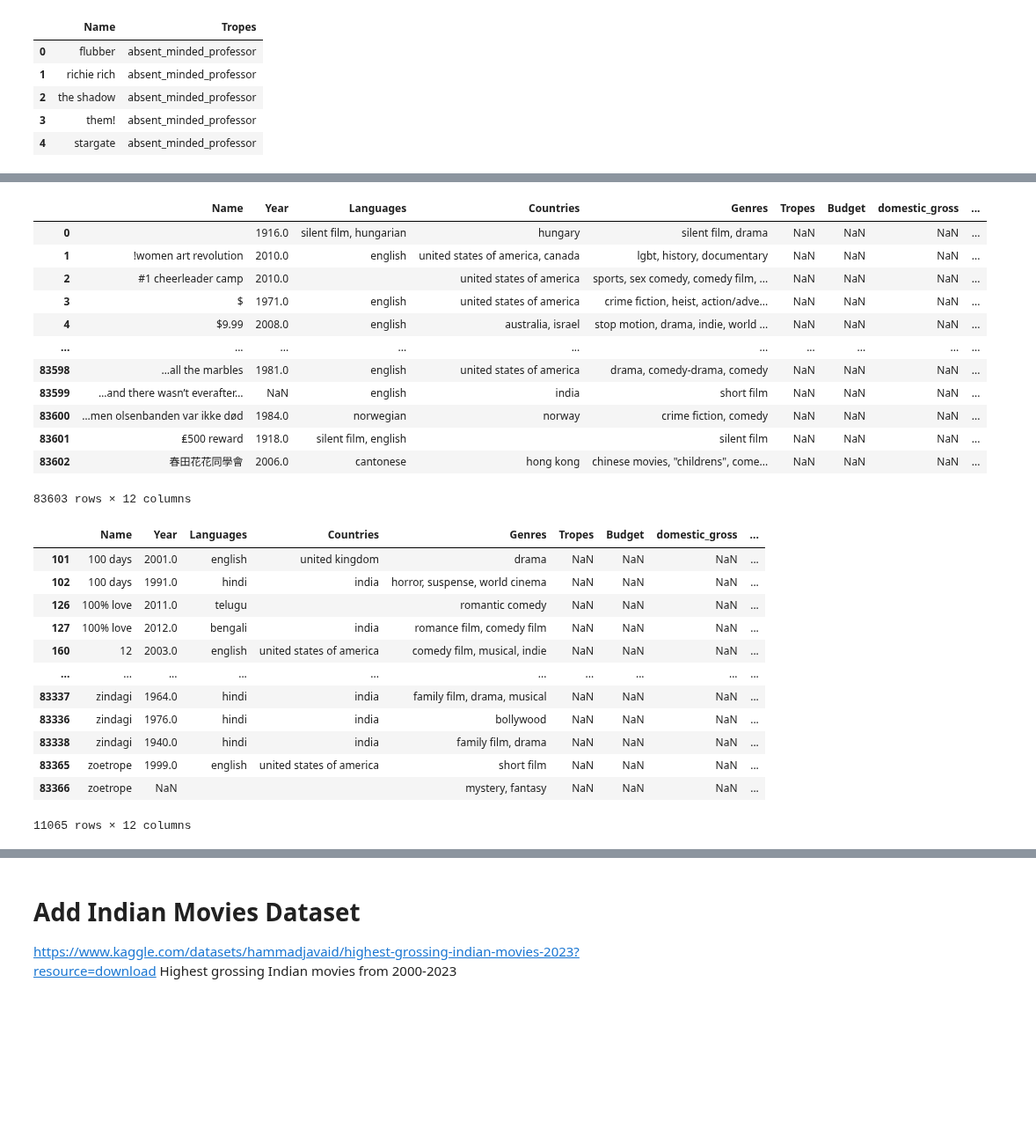
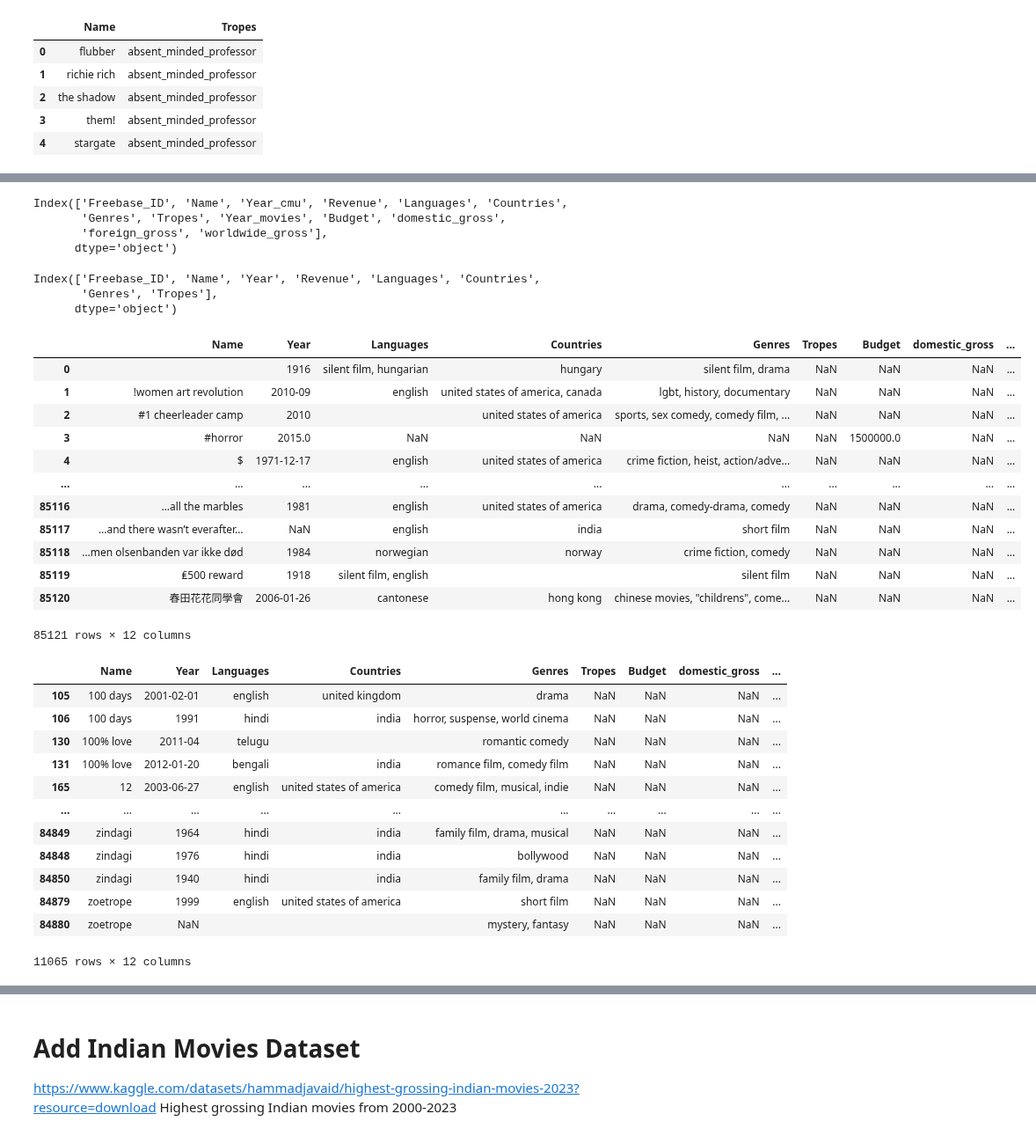
Before and after one commit to epfl-ada/ada-2024-project-thelordsofdata, a Jupyter notebook: src/data/preprocessing.ipynb, the cells around one changed output, grey strips where cells are left out. Shown at 88% size. Drawn from its saved outputs; the diff is of its cells as text; code cells hidden in the pictures; blank space fills up the shorter version.

Commit message:
make america great again

```diff
--- a/src/data/preprocessing.ipynb
+++ b/src/data/preprocessing.ipynb
@@ -12,2 +14,3 @@ import math
 # %%
-df = pd.read_table('cmu_dataset/movie.metadata.tsv', names=['Wikipedia_ID', 'Freebase_ID', 'Name', 'Release_Date', 'Revenue', 'Runtime', 'Languages', 'Countries', 'Genres'])
+df_cmu = pd.read_table('cmu_dataset/movie.metadata.tsv', names=['Wikipedia_ID', 'Freebase_ID', 'Name', 'Release_Date', 'Revenue', 'Runtime', 'Languages', 'Countries', 'Genres'])
+df_cmu.head()
@@ -58,5 +49,5 @@ print(remove_language(test))
 # %%
-df_copy = df.copy(deep=True)
+df_copy = df_cmu.copy(deep=True)
 df_copy.Languages = df_copy.Languages.apply(lambda x: remove_id(x))
 df_copy.Languages = df_copy.Languages.apply(lambda x: remove_language(x))
 df_copy.Languages = df_copy.Languages.apply(lambda x: remove_special_character(x))
@@ -181,6 +68,0 @@ print(keep_year(test))
-# %%
-#df_copy = df_copy[df_copy['Release_Date'].notna()]
-df_copy.Release_Date = df_copy.Release_Date.apply(lambda x: keep_year(x))
-df_copy = df_copy[df_copy['Release_Date'].apply(lambda x: filter_year(x))]
-df_copy.head()
-df_copy.Release_Date.value_counts()
@@ -364,0 +401,2 @@ df_box_office_mojo
+# %%
+tropes_merge.rename(columns = {'Release_Date':'Year'}, inplace=True)
@@ -365,51 +413,63 @@ df_box_office_mojo
+# %%
+df_megaset.columns
+# %% [output]
+Index(['Freebase_ID', 'Name', 'Year_cmu', 'Revenue', 'Languages', 'Countries',
+       'Genres', 'Tropes', 'Year_movies', 'Budget', 'domestic_gross',
+       'foreign_gross', 'worldwide_gross'],
+      dtype='object')
+# %%
+tropes_merge.columns
+# %% [output]
+Index(['Freebase_ID', 'Name', 'Year', 'Revenue', 'Languages', 'Countries',
+       'Genres', 'Tropes'],
+      dtype='object')
 # %%
 # # MERGE THE INFO INTO THE ORGINAL DTASET, IF THE MOVIE IS PRESENT
 
 df_megaset = pd.merge(
-    df_cmu,
+    tropes_merge,
     df_box_office_mojo,
     on='Name',
     how='outer',
     suffixes=('_cmu', '_movies')
 )
 
 df_megaset['Year'] = df_megaset['Year_cmu'].combine_first(df_megaset['Year_movies'])
-df_megaset['worldwide_gross'] = df_megaset[['worldwide_gross_cmu', 'worldwide_gross_movies']].max(axis=1)
-df_megaset = df_megaset.drop(columns = ['Year_cmu', 'Year_movies', 'worldwide_gross_cmu', 'worldwide_gross_movies'])
+df_megaset = df_megaset.drop(columns = ['Year_cmu', 'Year_movies'])
 
 df_megaset['worldwide_gross'] = df_megaset['foreign_gross'] + df_megaset['domestic_gross']
 
 # Calculate foreign_percentage where worldwide_gross is not NaN; otherwise, set to NaN
 df_megaset['foreign_percentage'] = np.where(
     df_megaset['worldwide_gross'].notna(),
     df_megaset['foreign_gross'] / df_megaset['worldwide_gross'],
     np.nan
 )
 
 # Calculate domestic_percentage where worldwide_gross is not NaN; otherwise, set to NaN
 df_megaset['domestic_percentage'] = np.where(
     df_megaset['worldwide_gross'].notna(),
     df_megaset['domestic_gross'] / df_megaset['worldwide_gross'],
     np.nan
 )
 
 df_megaset = df_megaset[['Name', 'Year' , 'Languages', 'Countries', 'Genres', 'Tropes', 'Budget', 'domestic_gross', 'domestic_percentage', 'foreign_gross', 'foreign_percentage', 'worldwide_gross']]
 
 df_megaset
 # %% [output]
 |  | Name | Year | Languages | Countries | Genres | Tropes | Budget | domestic_gross | ... |
-| 0 |  | 1916.0 | silent film, hungarian | hungary | silent film, drama | NaN | NaN | NaN | ... |
-| 1 | !women art revolution | 2010.0 | english | united states of america, canada | lgbt, history, documentary | NaN | NaN | NaN | ... |
-| 2 | #1 cheerleader camp | 2010.0 |  | united states of america | sports, sex comedy, comedy film, ... | NaN | NaN | NaN | ... |
-| 3 | $ | 1971.0 | english | united states of america | crime fiction, heist, action/adve... | NaN | NaN | NaN | ... |
-| 4 | $9.99 | 2008.0 | english | australia, israel | stop motion, drama, indie, world ... | NaN | NaN | NaN | ... |
+| 0 |  | 1916 | silent film, hungarian | hungary | silent film, drama | NaN | NaN | NaN | ... |
+| 1 | !women art revolution | 2010-09 | english | united states of america, canada | lgbt, history, documentary | NaN | NaN | NaN | ... |
+| 2 | #1 cheerleader camp | 2010 |  | united states of america | sports, sex comedy, comedy film, ... | NaN | NaN | NaN | ... |
+| 3 | #horror | 2015.0 | NaN | NaN | NaN | NaN | 1500000.0 | NaN | ... |
+| 4 | $ | 1971-12-17 | english | united states of america | crime fiction, heist, action/adve... | NaN | NaN | NaN | ... |
 | ... | ... | ... | ... | ... | ... | ... | ... | ... | ... |
-| 83598 | …all the marbles | 1981.0 | english | united states of america | drama, comedy-drama, comedy | NaN | NaN | NaN | ... |
-| 83599 | …and there wasn’t everafter… | NaN | english | india | short film | NaN | NaN | NaN | ... |
-| 83600 | …men olsenbanden var ikke død | 1984.0 | norwegian | norway | crime fiction, comedy | NaN | NaN | NaN | ... |
-| 83601 | ₤500 reward | 1918.0 | silent film, english |  | silent film | NaN | NaN | NaN | ... |
-| 83602 | 春田花花同學會 | 2006.0 | cantonese | hong kong | chinese movies, "childrens", come... | NaN | NaN | NaN | ... |
+| 85116 | …all the marbles | 1981 | english | united states of america | drama, comedy-drama, comedy | NaN | NaN | NaN | ... |
+| 85117 | …and there wasn’t everafter… | NaN | english | india | short film | NaN | NaN | NaN | ... |
+| 85118 | …men olsenbanden var ikke død | 1984 | norwegian | norway | crime fiction, comedy | NaN | NaN | NaN | ... |
+| 85119 | ₤500 reward | 1918 | silent film, english |  | silent film | NaN | NaN | NaN | ... |
+| 85120 | 春田花花同學會 | 2006-01-26 | cantonese | hong kong | chinese movies, "childrens", come... | NaN | NaN | NaN | ... |
-83603 rows × 12 columns
+85121 rows × 12 columns
 # %%
 # Check for duplicates in the 'Name' column
 df_duplicates_sorted = df_megaset[df_megaset.duplicated('Name', keep=False)].sort_values(by='Name')
@@ -418,15 +478,15 @@ df_duplicates_sorted = df_megaset[df_megaset.duplicated('Name', keep=False)].sor
 df_duplicates_sorted
 # %% [output]
 |  | Name | Year | Languages | Countries | Genres | Tropes | Budget | domestic_gross | ... |
-| 101 | 100 days | 2001.0 | english | united kingdom | drama | NaN | NaN | NaN | ... |
-| 102 | 100 days | 1991.0 | hindi | india | horror, suspense, world cinema | NaN | NaN | NaN | ... |
-| 126 | 100% love | 2011.0 | telugu |  | romantic comedy | NaN | NaN | NaN | ... |
-| 127 | 100% love | 2012.0 | bengali | india | romance film, comedy film | NaN | NaN | NaN | ... |
-| 160 | 12 | 2003.0 | english | united states of america | comedy film, musical, indie | NaN | NaN | NaN | ... |
+| 105 | 100 days | 2001-02-01 | english | united kingdom | drama | NaN | NaN | NaN | ... |
+| 106 | 100 days | 1991 | hindi | india | horror, suspense, world cinema | NaN | NaN | NaN | ... |
+| 130 | 100% love | 2011-04 | telugu |  | romantic comedy | NaN | NaN | NaN | ... |
+| 131 | 100% love | 2012-01-20 | bengali | india | romance film, comedy film | NaN | NaN | NaN | ... |
+| 165 | 12 | 2003-06-27 | english | united states of america | comedy film, musical, indie | NaN | NaN | NaN | ... |
 | ... | ... | ... | ... | ... | ... | ... | ... | ... | ... |
-| 83337 | zindagi | 1964.0 | hindi | india | family film, drama, musical | NaN | NaN | NaN | ... |
-| 83336 | zindagi | 1976.0 | hindi | india | bollywood | NaN | NaN | NaN | ... |
-| 83338 | zindagi | 1940.0 | hindi | india | family film, drama | NaN | NaN | NaN | ... |
-| 83365 | zoetrope | 1999.0 | english | united states of america | short film | NaN | NaN | NaN | ... |
-| 83366 | zoetrope | NaN |  |  | mystery, fantasy | NaN | NaN | NaN | ... |
+| 84849 | zindagi | 1964 | hindi | india | family film, drama, musical | NaN | NaN | NaN | ... |
+| 84848 | zindagi | 1976 | hindi | india | bollywood | NaN | NaN | NaN | ... |
+| 84850 | zindagi | 1940 | hindi | india | family film, drama | NaN | NaN | NaN | ... |
+| 84879 | zoetrope | 1999 | english | united states of america | short film | NaN | NaN | NaN | ... |
+| 84880 | zoetrope | NaN |  |  | mystery, fantasy | NaN | NaN | NaN | ... |
 11065 rows × 12 columns
```
Also changed, not shown: parts of 76 cells of this notebook, 6 other files.
